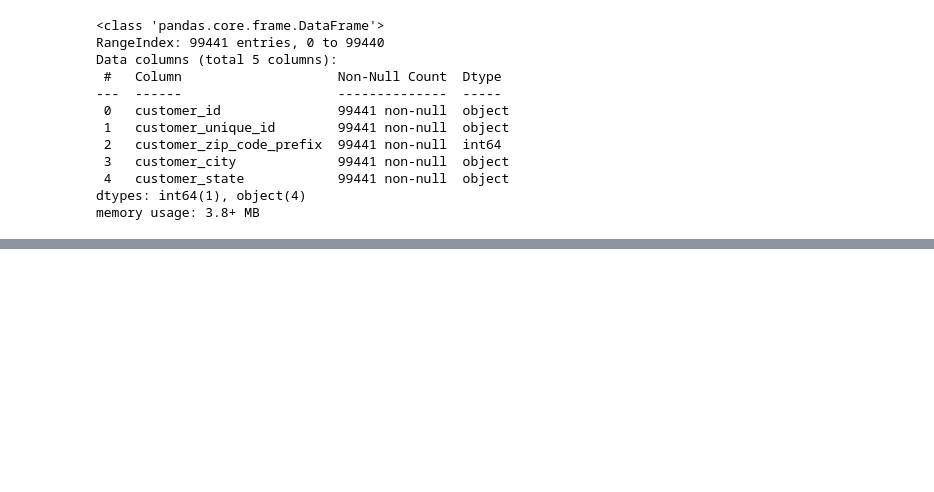
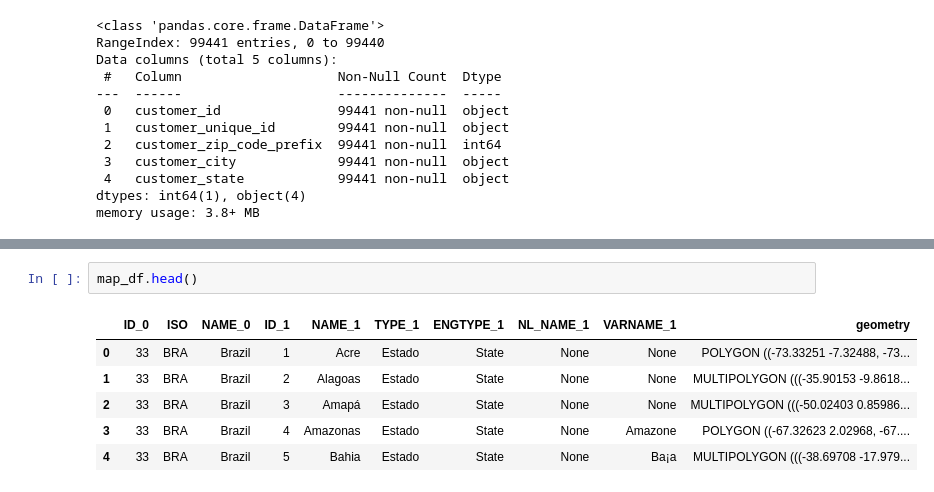
Before and after one commit to pihk94/Free2move, a Jupyter notebook: Analyse_Melchior_Prugniaud.ipynb, the cells around one changed output, grey strips where cells are left out. Cells and saved outputs as stored; diff of their text form; blank space fills up the shorter version.

```diff
--- a/Analyse_Melchior_Prugniaud.ipynb
+++ b/Analyse_Melchior_Prugniaud.ipynb
@@ -353,0 +397,9 @@ En regardant les indicatifs des états de chaque client ainsi que les villes, il
+# %%
+map_df.head()
+# %% [output]
+|  | ID_0 | ISO | NAME_0 | ID_1 | NAME_1 | TYPE_1 | ENGTYPE_1 | NL_NAME_1 | VARNAME_1 | geometry |
+| 0 | 33 | BRA | Brazil | 1 | Acre | Estado | State | None | None | POLYGON ((-73.33251 -7.32488, -73... |
+| 1 | 33 | BRA | Brazil | 2 | Alagoas | Estado | State | None | None | MULTIPOLYGON (((-35.90153 -9.8618... |
+| 2 | 33 | BRA | Brazil | 3 | Amapá | Estado | State | None | None | MULTIPOLYGON (((-50.02403 0.85986... |
+| 3 | 33 | BRA | Brazil | 4 | Amazonas | Estado | State | None | Amazone | POLYGON ((-67.32623 2.02968, -67.... |
+| 4 | 33 | BRA | Brazil | 5 | Bahia | Estado | State | None | Ba¡a | MULTIPOLYGON (((-38.69708 -17.979... |
```
Also changed, not shown: parts of 9 cells of this notebook.
